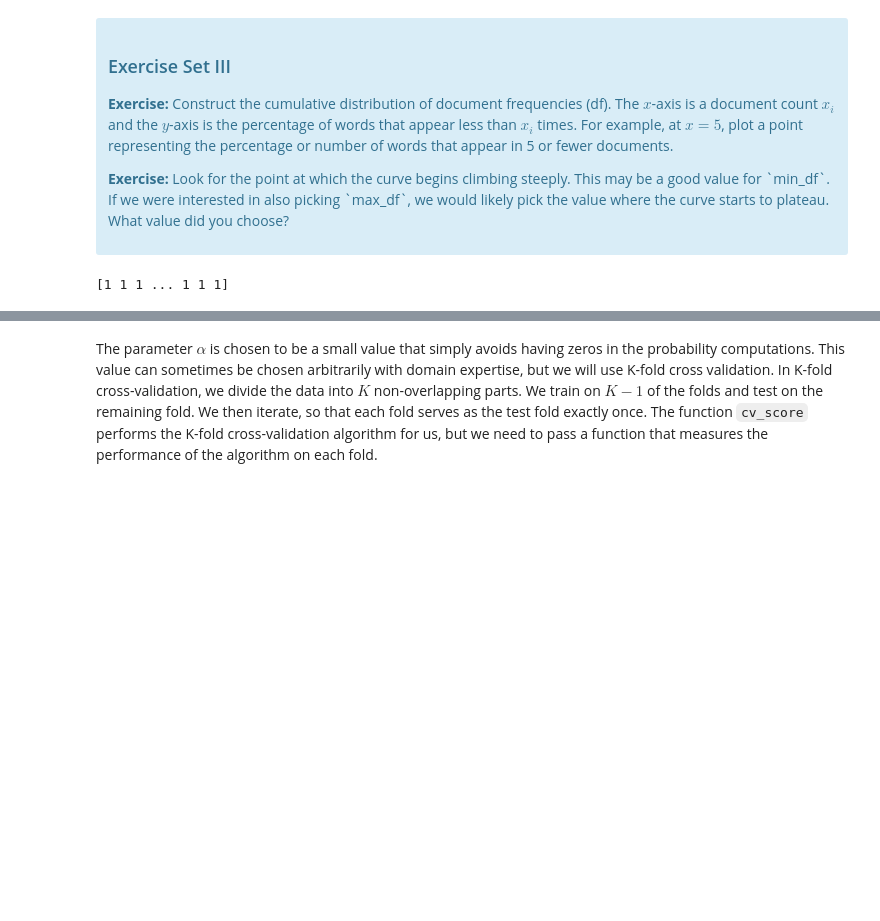
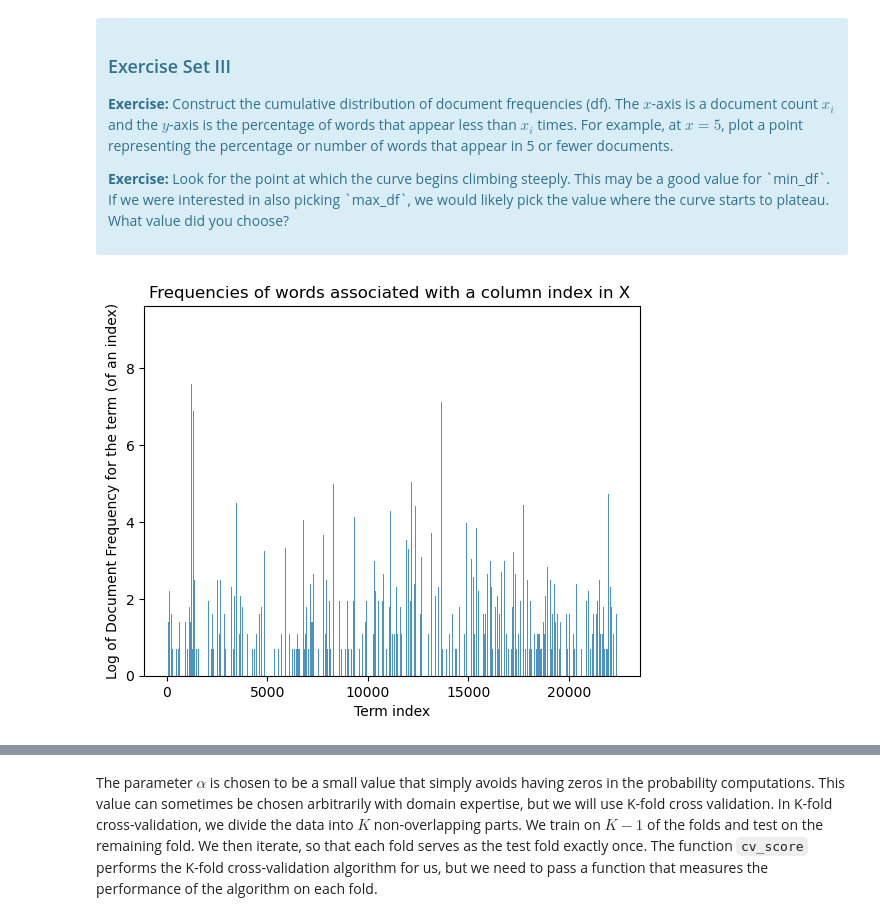
Before and after one commit to yoheita/Springboard, a Jupyter notebook: Case Studies/Mini_Project_Naive_Bayes.ipynb, the cells around one changed output, grey strips where cells are left out. Drawn from its saved outputs; the diff is of its cells as text; code cells hidden in the pictures; blank space fills up the shorter version.

```diff
--- a/Case Studies/Mini_Project_Naive_Bayes.ipynb
+++ b/Case Studies/Mini_Project_Naive_Bayes.ipynb
@@ -327,9 +318,19 @@ First, let's find an appropriate value for `min_df` for the `CountVectorizer`. `
 
 <p><b>Exercise:</b> Look for the point at which the curve begins climbing steeply. This may be a good value for `min_df`. If we were interested in also picking `max_df`, we would likely pick the value where the curve starts to plateau. What value did you choose?</p>
 </div>
-# %%
-# Your turn.
-import matplotlib.pyplot as plt
-print(y)
-# %% [output]
-[1 1 1 ... 1 1 1]
+# %%
+# Your turn.
+X_n_rows, X_n_cols = X.shape[0], X.shape[1]
+word_frequencies = np.array([X[:,i].count_nonzero() for i in range(X_n_cols)])
+# %%
+import math
+plt.rcdefaults()
+word_frequencies_log = [math.log(x) for x in word_frequencies]
+x_values = [i for i in range(X_n_cols)]
+plt.bar(x_values, word_frequencies_log, align='center', alpha=0.8)
+plt.ylabel('Log of Document Frequency for the term (of an index)')
+plt.xlabel('Term index')
+plt.title('Frequencies of words associated with a column index in X ')
+plt.show()
+# %% [output]
+[figure, added]
```
Also changed, not shown: parts of 20 cells of this notebook.
